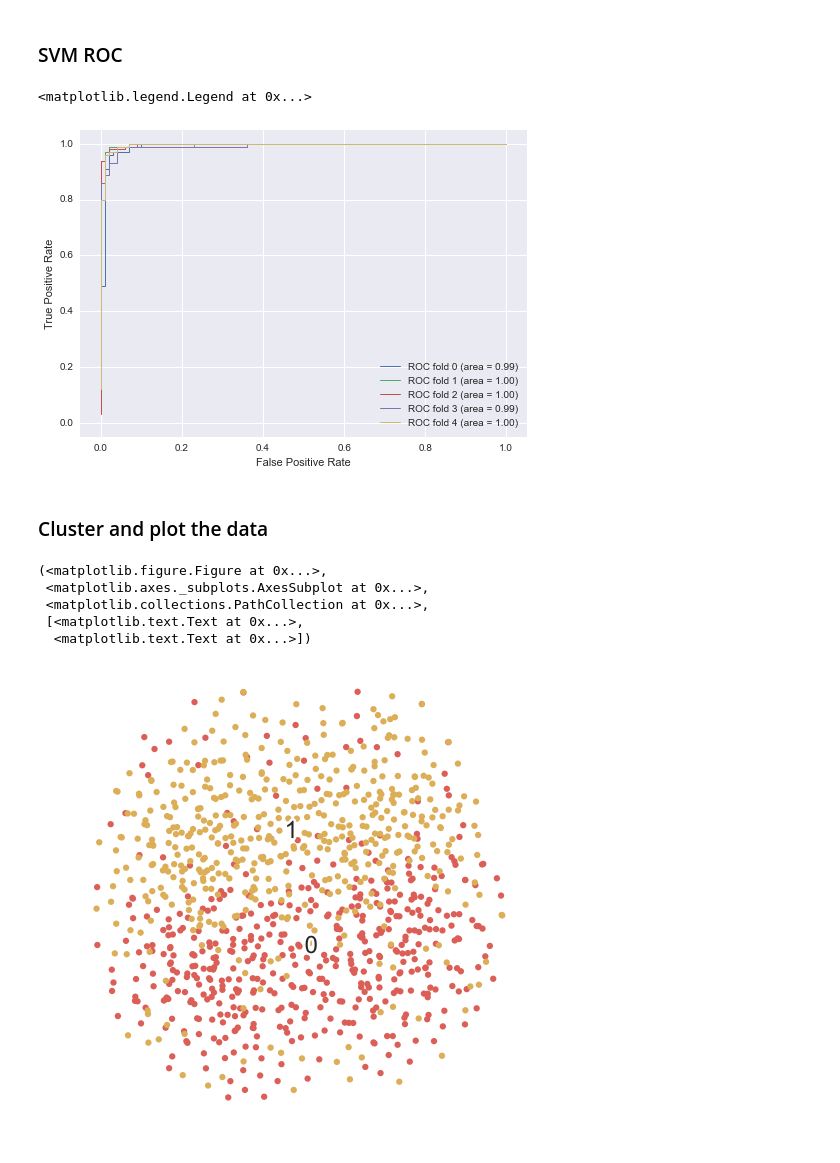
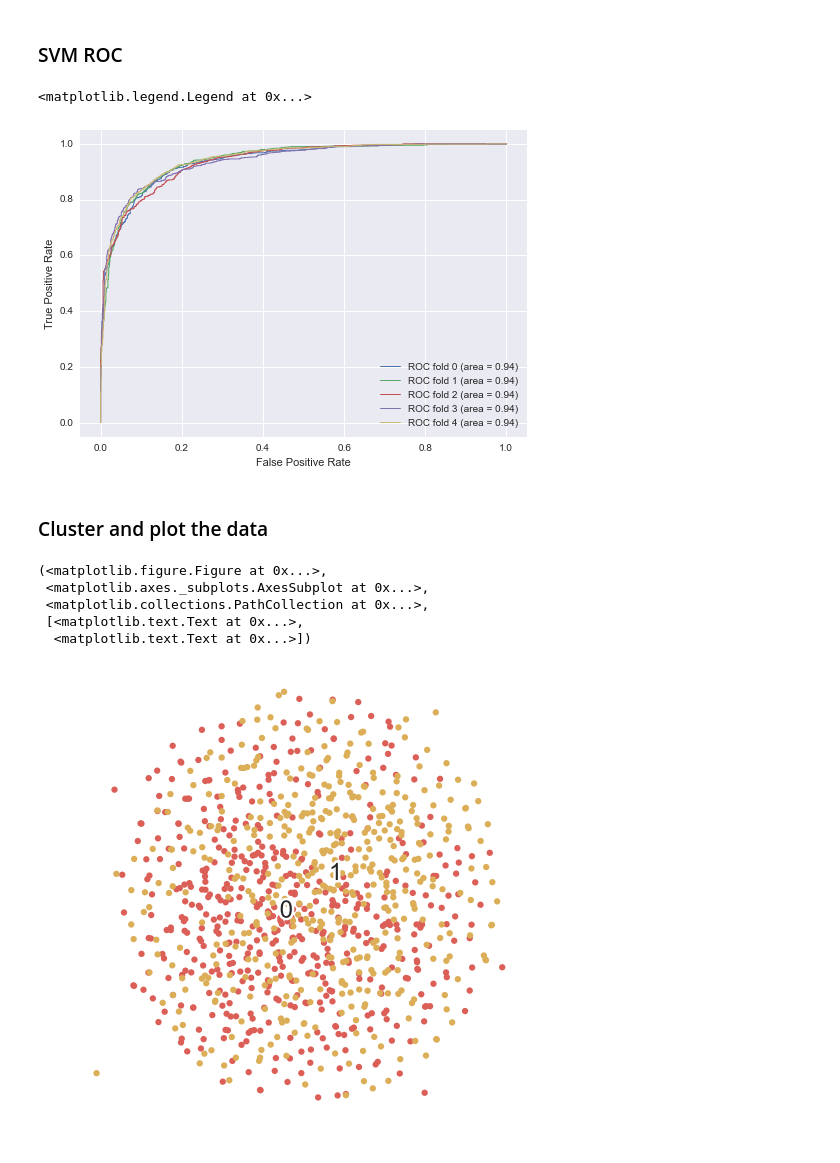
Before and after one commit to greenelab/DAPS, a Jupyter notebook: visualize/Clustering.ipynb, the cells around one changed output. Drawn from its saved outputs; the diff is of its cells as text; code cells hidden in the pictures.

```diff
--- a/visualize/Clustering.ipynb
+++ b/visualize/Clustering.ipynb
@@ -11,8 +11,8 @@ import numpy as np
 # %% [markdown]
 ### Load the data
 # %%
-directory = './data/model4/patients/'
-file_name = directory + '1_8_5_4_200_1.p'
+directory = './data/1/patients/'
+file_name = directory + '1_4_10_2_100_0.p'
 # %%
 with open(file_name, 'rb') as f:
     p_array = pickle.load(f)
@@ -46,8 +46,8 @@ mean_tpr = 0.0
 mean_fpr = np.linspace(0, 1, 100)
 all_tpr = []
 
-X = p_array[:, :-1]
-y = p_array[:, -1].astype(int)
+X = p_array[:1000, :-1]
+y = p_array[:1000, -1].astype(int)
 
 def plot_confusion_matrix(cm, title='Confusion matrix', cmap=plt.cm.Blues):
     plt.imshow(cm, interpolation='nearest', cmap=cmap)
@@ -108,17 +108,15 @@ plt.ylabel('True Positive Rate')
 plt.legend(loc="lower right")
 # %% [output]
 <matplotlib.legend.Legend at 0x...>
-[figure, old version]
+[figure, new version]
 # %% [markdown]
 ### Cluster and plot the data
 # %%
-# That's an impressive list of imports.
 import numpy as np
 from numpy import linalg
 from numpy.linalg import norm
 from scipy.spatial.distance import squareform, pdist
 
-# We import sklearn.
 import sklearn
 from sklearn.manifold import TSNE
 from sklearn.datasets import load_digits
@@ -130,65 +128,58 @@ from sklearn.utils.extmath import _ravel
 # Random state.
 RS = 20150806
 
-# We'll use matplotlib for graphics.
 import matplotlib.pyplot as plt
 import matplotlib.patheffects as PathEffects
 import matplotlib
 %matplotlib inline
 
-# We import seaborn to make nice plots.
 import seaborn as sns
 sns.set_style('darkgrid')
 sns.set_palette('muted')
 sns.set_context("notebook", font_scale=1.5,
                 rc={"lines.linewidth": 2.5})
 
-# We'll generate an animation with matplotlib and moviepy.
 from moviepy.video.io.bindings import mplfig_to_npimage
 import moviepy.editor as mpy
 
-X = p_array[:, :-1]
-y = p_array[:, -1].astype(int)
+X = p_array[:1000, :-1]
+y = p_array[:1000, -1].astype(int)
 
 def scatter(x, colors):
-    # We choose a color palette with seaborn.
     palette = np.array(sns.color_palette("hls", 10))
 
-    # We create a scatter plot.
     f = plt.figure(figsize=(8, 8))
     ax = plt.subplot(aspect='equal')
     sc = ax.scatter(x[:,0], x[:,1], lw=0, s=40,
                     c=palette[colors.astype(np.int)])
     plt.xlim(-25, 25)
     plt.ylim(-25, 25)
     ax.axis('off')
     ax.axis('tight')
 
-    # We add the labels for each digit.
     txts = []
     for i in range(2):
-        # Position of each label.
         xtext, ytext = np.median(x[colors == i, :], axis=0)
         txt = ax.text(xtext, ytext, str(i), fontsize=24)
         txt.set_path_effects([
             PathEffects.Stroke(linewidth=5, foreground="w"),
             PathEffects.Normal()])
         txts.append(txt)
 
     return f, ax, sc, txts
 
 X_tsne = np.vstack([X[y==i]
                for i in range(2)])
 y_tsne = np.hstack([y[y==i]
                for i in range(2)])
 
 proj2 = TSNE(random_state=RS, init='pca').fit_transform(X_tsne)
 scatter(proj2, y_tsne)
 # %% [output]
 (<matplotlib.figure.Figure at 0x...>,
  <matplotlib.axes._subplots.AxesSubplot at 0x...>,
  <matplotlib.collections.PathCollection at 0x...>,
  [<matplotlib.text.Text at 0x...>,
   <matplotlib.text.Text at 0x...>])
-[figure, old version]
+[figure, new version]
 # %%
```
Also changed, not shown: parts of 3 cells of this notebook, 1 other file.
